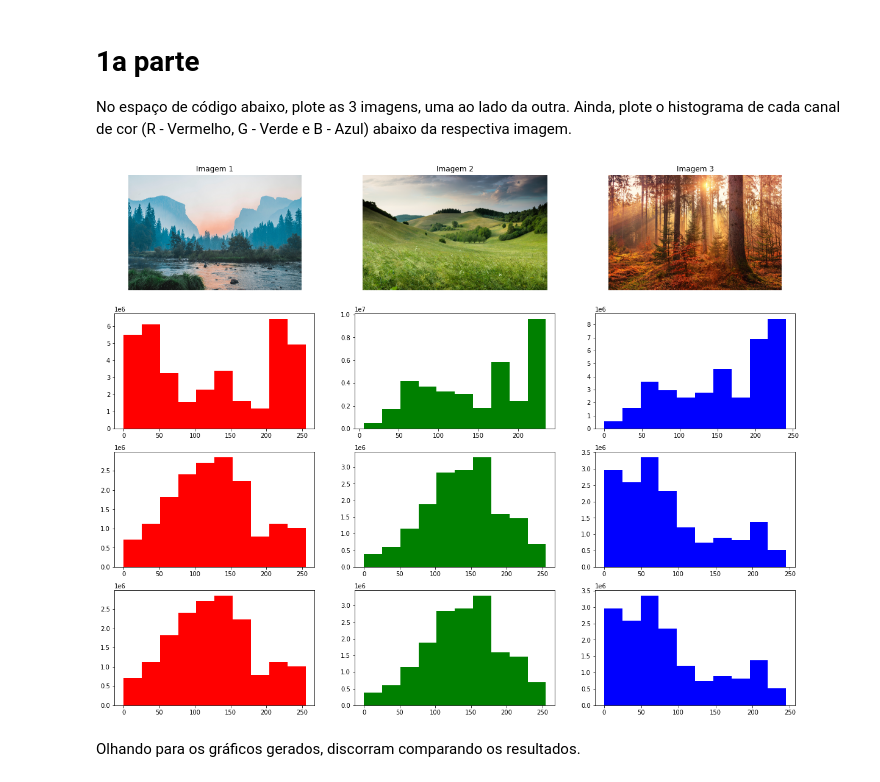
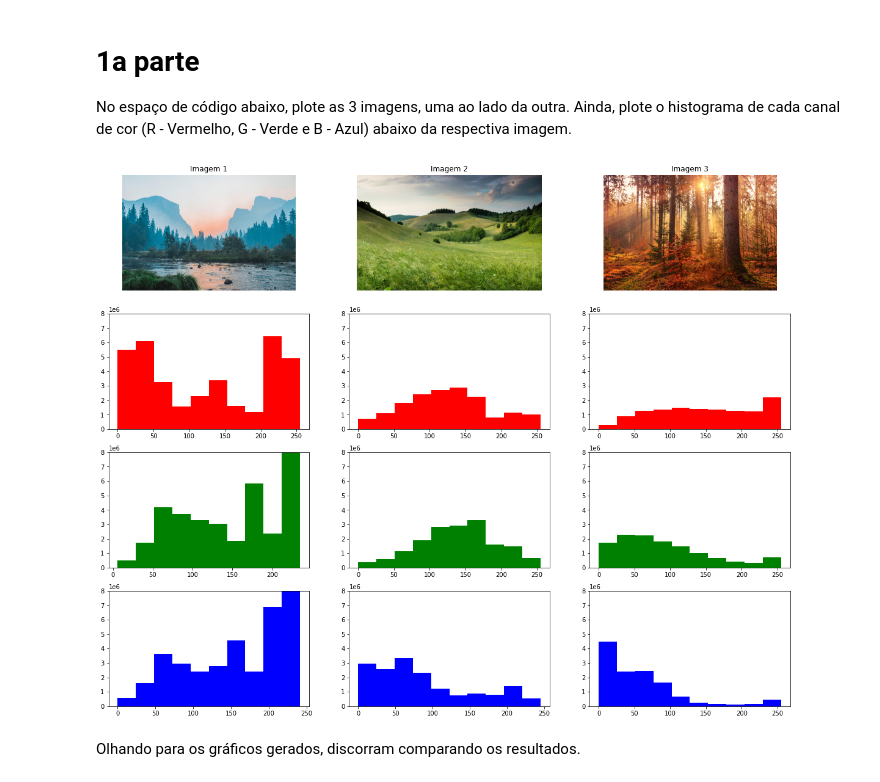
Before and after one commit to fdiogoc/labs, a Jupyter notebook: code_02.ipynb, the cells around one changed output. Drawn from its saved outputs; the diff is of its cells as text; code cells hidden in the pictures.

Commit message:
ylim nos histogramas

```diff
--- a/code_02.ipynb
+++ b/code_02.ipynb
@@ -88,47 +88,57 @@ plt.subplot(432) #132 1 linha 3 colunas posição 2
 plt.title('Imagem 2')
 plt.axis('off')
 plt.axis('off')
 plt.imshow(imagem_2)
 
 plt.subplot(433) #133 1 linha 3 colunas posição 3
 plt.title('Imagem 3')
 plt.axis('off')
 plt.imshow(imagem_3)
 
 
-
+##RED
 plt.subplot(434)
 plt.hist(red_1.ravel(), color='red')
+plt.ylim(top=8e6)
 
 plt.subplot(435)
+plt.hist(red_2.ravel(), color='red')
+plt.ylim(top=8e6)
+
+plt.subplot(4,3,6)
+plt.hist(red_3.ravel(), color='red')
+plt.ylim(top=8e6)
+
+##GREEN
+plt.subplot(437)
 plt.hist(green_1.ravel(), color='green')
-
-plt.subplot(436)
-plt.hist(blue_1.ravel(), color='blue')
-
-
-plt.subplot(437)
-plt.hist(red_2.ravel(), color='red')
+plt.ylim(top=8e6)
 
 plt.subplot(438)
 plt.hist(green_2.ravel(), color='green')
+plt.ylim(top=8e6)
 
-plt.subplot(439)
-plt.hist(blue_2.ravel(), color='blue')
+plt.subplot(4,3,9)
+plt.hist(green_3.ravel(), color='green')
+plt.ylim(top=8e6)
 
 
+##BLUES
 plt.subplot(4,3,10)
-plt.hist(red_2.ravel(), color='red')
+plt.hist(blue_1.ravel(), color='blue')
+plt.ylim(top=8e6)
 
 plt.subplot(4,3,11)
-plt.hist(green_2.ravel(), color='green')
+plt.hist(blue_2.ravel(), color='blue')
+plt.ylim(top=8e6)
 
 plt.subplot(4,3,12)
-plt.hist(blue_2.ravel(), color='blue')
+plt.hist(blue_3.ravel(), color='blue')
+plt.ylim(top=8e6)
 
 plt.show()
 # %% [output]
-[figure, old version]
+[figure, new version]
 # %% [markdown]
 Olhando para os gráficos gerados, discorram comparando os resultados.
 # %% [markdown]
```
Also changed, not shown: parts of 6 cells of this notebook.
